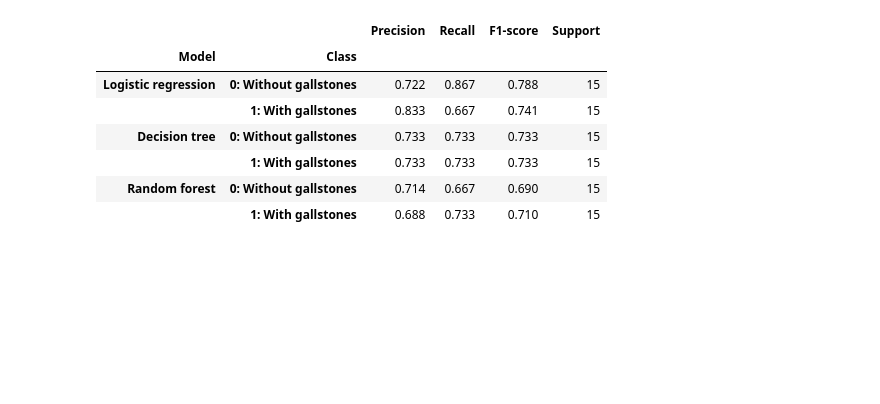
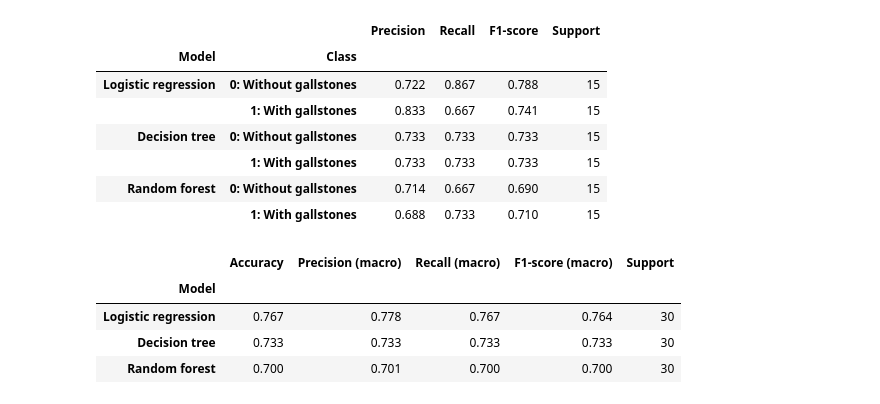
Before and after one commit to aaamainorg/dat540-group1, a Jupyter notebook: EML_gallstone.ipynb, the cells around one changed output. Drawn from its saved outputs; the diff is of its cells as text; code cells hidden in the pictures; blank space fills up the shorter version.

```diff
--- a/EML_gallstone.ipynb
+++ b/EML_gallstone.ipynb
@@ -1926,3 +1926,35 @@ display(
 |  | 1: With gallstones | 0.733 | 0.733 | 0.733 | 15 |
 | Random forest | 0: Without gallstones | 0.714 | 0.667 | 0.690 | 15 |
 |  | 1: With gallstones | 0.688 | 0.733 | 0.710 | 15 |
+# %%
+from sklearn.metrics import accuracy_score, classification_report
+
+summary_rows = []
+
+for model_name, y_pred in predictions.items():
+    report = classification_report(
+        y_true,
+        y_pred,
+        labels=[0, 1],
+        output_dict=True,
+        zero_division=0,
+    )
+
+    summary_rows.append({
+        "Model": model_name,
+        "Accuracy": accuracy_score(y_true, y_pred),
+        "Precision (macro)": report["macro avg"]["precision"],
+        "Recall (macro)": report["macro avg"]["recall"],
+        "F1-score (macro)": report["macro avg"]["f1-score"],
+        "Support": len(y_true),
+    })
+
+final_table = pd.DataFrame(summary_rows).set_index("Model")
+
+display(final_table.round(3))
+# %% [output]
+|  | Accuracy | Precision (macro) | Recall (macro) | F1-score (macro) | Support |
+| Model |  |  |  |  |  |
+| Logistic regression | 0.767 | 0.778 | 0.767 | 0.764 | 30 |
+| Decision tree | 0.733 | 0.733 | 0.733 | 0.733 | 30 |
+| Random forest | 0.700 | 0.701 | 0.700 | 0.700 | 30 |
```
